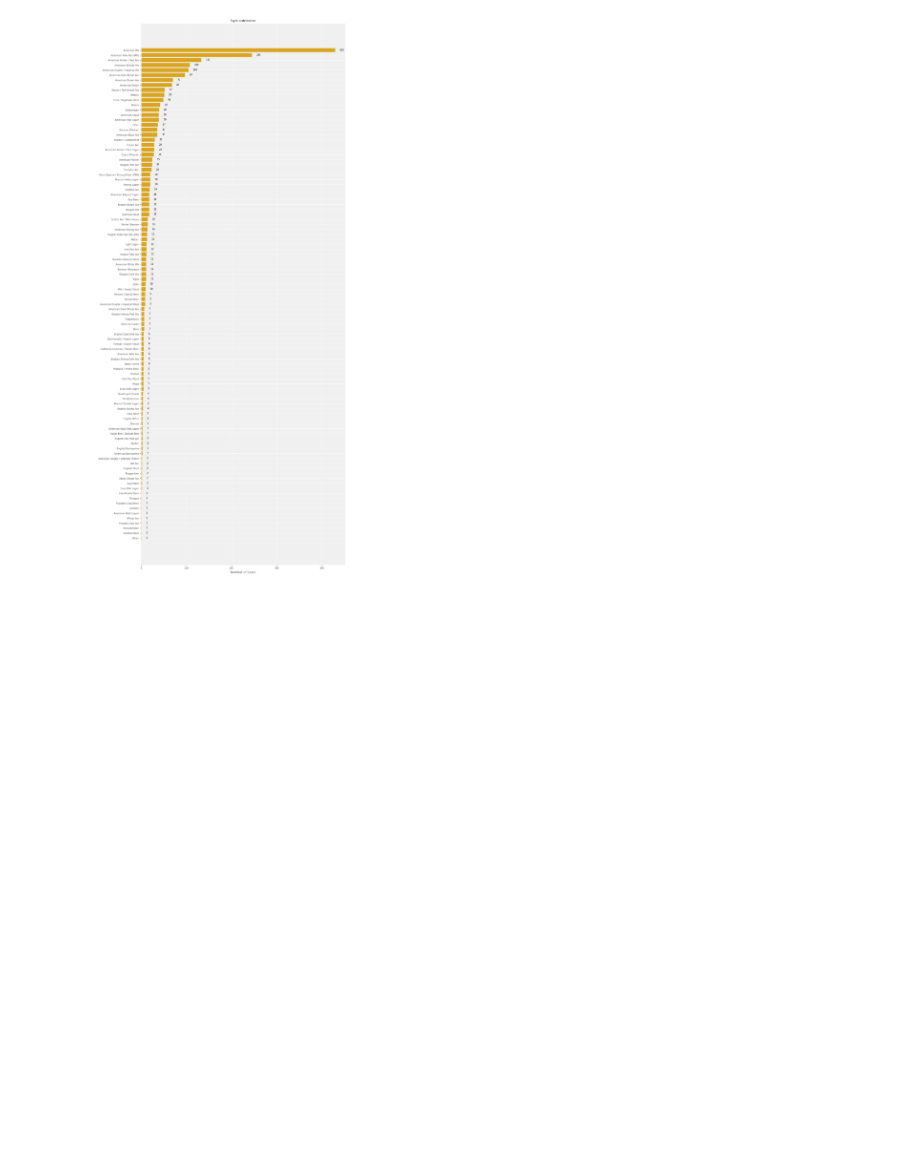
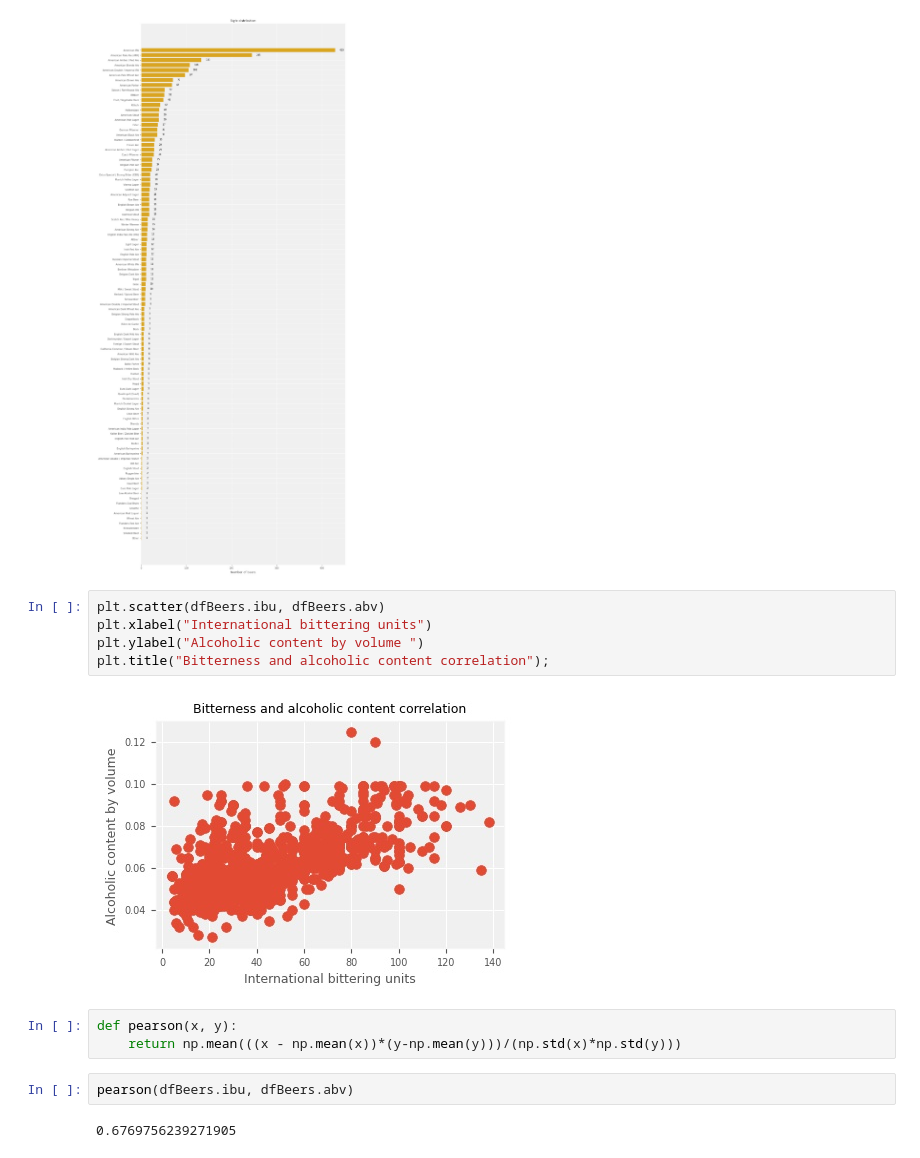
Before and after one commit to in-droid/PR21INRAKT, a Jupyter notebook: testing.ipynb, the cells around one changed output. Saved outputs shown, nothing was run; the diff lists cells and outputs as text; blank space fills up the shorter version.

Commit message:
visualizations

```diff
--- a/testing.ipynb
+++ b/testing.ipynb
@@ -138,3 +139,17 @@ for i in y:
 plt.title("Style distribution");
 # %% [output]
 [figure]
+# %%
+plt.scatter(dfBeers.ibu, dfBeers.abv)
+plt.xlabel("International bittering units")
+plt.ylabel("Alcoholic content by volume ")
+plt.title("Bitterness and alcoholic content correlation");
+# %% [output]
+[figure, added]
+# %%
+def pearson(x, y):
+    return np.mean(((x - np.mean(x))*(y-np.mean(y)))/(np.std(x)*np.std(y)))
+# %%
+pearson(dfBeers.ibu, dfBeers.abv)
+# %% [output]
+0.6769756239271905
```
Also changed, not shown: parts of 4 cells of this notebook.
